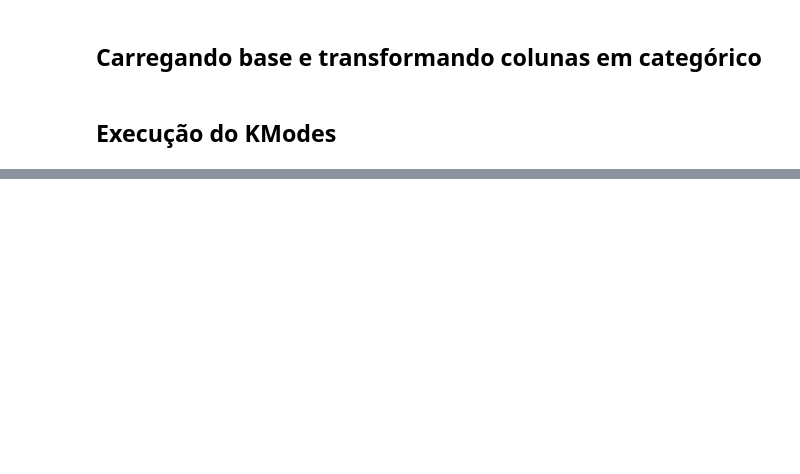
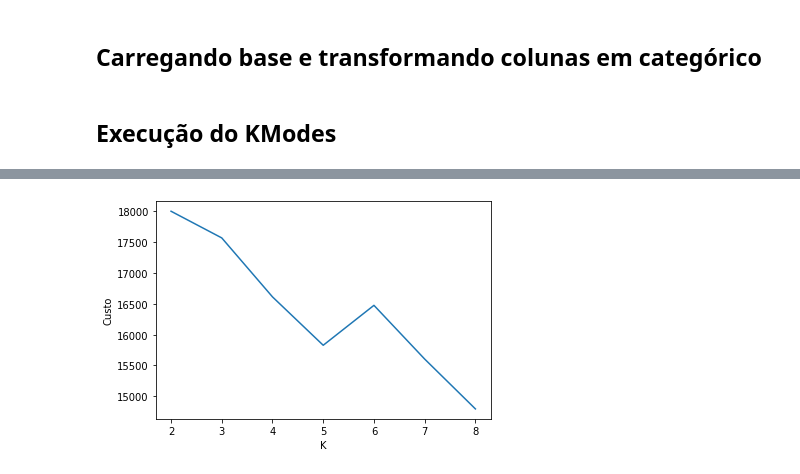
Before and after one commit to luigidcsoares/data-science-ibge, a Jupyter notebook: notebook/kmodes.ipynb, the cells around one changed output, grey strips where cells are left out. Saved outputs shown, nothing was run; the diff lists cells and outputs as text; code cells hidden in the pictures; blank space fills up the shorter version.

Commit message:
Clustering

```diff
--- a/notebook/kmodes.ipynb
+++ b/notebook/kmodes.ipynb
@@ -72,0 +175,14 @@ for p in prob:
+# %%
+instances = { k: [] for k in relevant_clusters }
+for i, label in enumerate(labels):
+    if label in relevant_clusters:
+        instances[label].append(i)
+
+dfx = []
+# target = []
+for i in relevant_clusters:
+    dfx.append(df_dp.iloc[instances[i]].copy())
+    # target.append(df_dp.iloc[instances[i]].Diagnosticado_Depressao.copy())
+
+for i, df_ in enumerate(dfx):
+    df_.to_csv('{}/data/processed/cluster{}.csv'.format(module_path, i), header=True, index=False)
@@ -72,0 +201,84 @@ for p in prob:
+# %%
+min_ = 2
+max_ = 9
+
+x = [i for i in range(min_, max_)] # valores de k
+y = [] # Custos para cada valor de k
+z = [] # Entropia para cada valor de k
+w = [] # Pureza média para cada valor de k
+r = [] # Silhouette Index para cada valor k
+
+for k in x:
+    km = KModes(n_clusters=k, init='Huang', random_state=1, verbose=0, n_jobs=-1)
+    labels = km.fit_predict(df_ndp)
+    centroids = km.cluster_centroids_
+    y.append(km.cost_)
+
+    # Classificações em cada cluster
+    cluster = [ { 'class': None, 'size': 0, 'dp': 0, 'ndp': 0, 'entropy': 0 , 'purity': 0}  for _ in range(k) ]
+    for instance, label in enumerate(labels):
+        cluster[label]['size'] += 1
+
+        if df_dp.iloc[instance].Diagnosticado_Depressao == 1:
+            cluster[label]['dp'] += 1
+        else:
+            cluster[label]['ndp'] += 1
+
+    # Classificar cada cluster de acordo com sua classe mais relevante
+    n_total_itens = 0
+    pureza = 0
+
+    for cl in cluster:
+        if cl['dp'] > cl['ndp']:
+            cl['class'] = 'dp'
+            cl['purity'] = cl['dp'] / cl['size']
+        else:
+            cl['class'] = 'ndp'
+            cl['purity'] = cl['ndp'] / cl['size']
+        cl['entropy'] = entropy([ cl['dp'] / cl['size'],
+                                 cl['ndp'] / cl['size']
+                                ])
+        n_total_itens += cl['size']
+        pureza += cl['purity']
+    pureza /= k
+
+    w.append(pureza)
+
+    # Verificar a acurácia dos clusters com entropia baixa
+    entropy_clustering = 0
+
+    for cl in cluster:
+        entropy_clustering += cl['entropy'] * (cl['size']/n_total_itens)
+
+    r.append(metrics.silhouette_score(df_ndp, labels, metric=simple_matching))
+    z.append(entropy_clustering)
+
+# Imprime o custo (Distância de todos os pontos ao centróide) da clusterização
+plt.plot(x, y)
+plt.ylabel('Custo')
+plt.xlabel('K')
+plt.xticks([i for i in range(min_, max_)], [i for i in range(min_, max_)])
+plt.show()
+
+# Imprime a média da pureza dos clusters
+plt.plot(x, w)
+plt.ylabel('Média Pureza')
+plt.xlabel('K')
+plt.xticks([i for i in range(min_, max_)], [i for i in range(min_, max_)])
+plt.show()
+
+# Imprime a entropia da clusterização
+plt.plot(x, z)
+plt.ylabel('Entropia')
+plt.xlabel('K')
+plt.xticks([i for i in range(min_, max_)], [i for i in range(min_, max_)])
+plt.show()
+
+# Imprime o silhouette index dos clusters
+plt.plot(x, r)
+plt.ylabel('Silhouette Index')
+plt.xlabel('K')
+plt.xticks([i for i in range(min_, max_)], [i for i in range(min_, max_)])
+plt.show()
+# %% [output]
+[figure, added]
```
Also changed, not shown: parts of 10 cells of this notebook, 8 other files.
